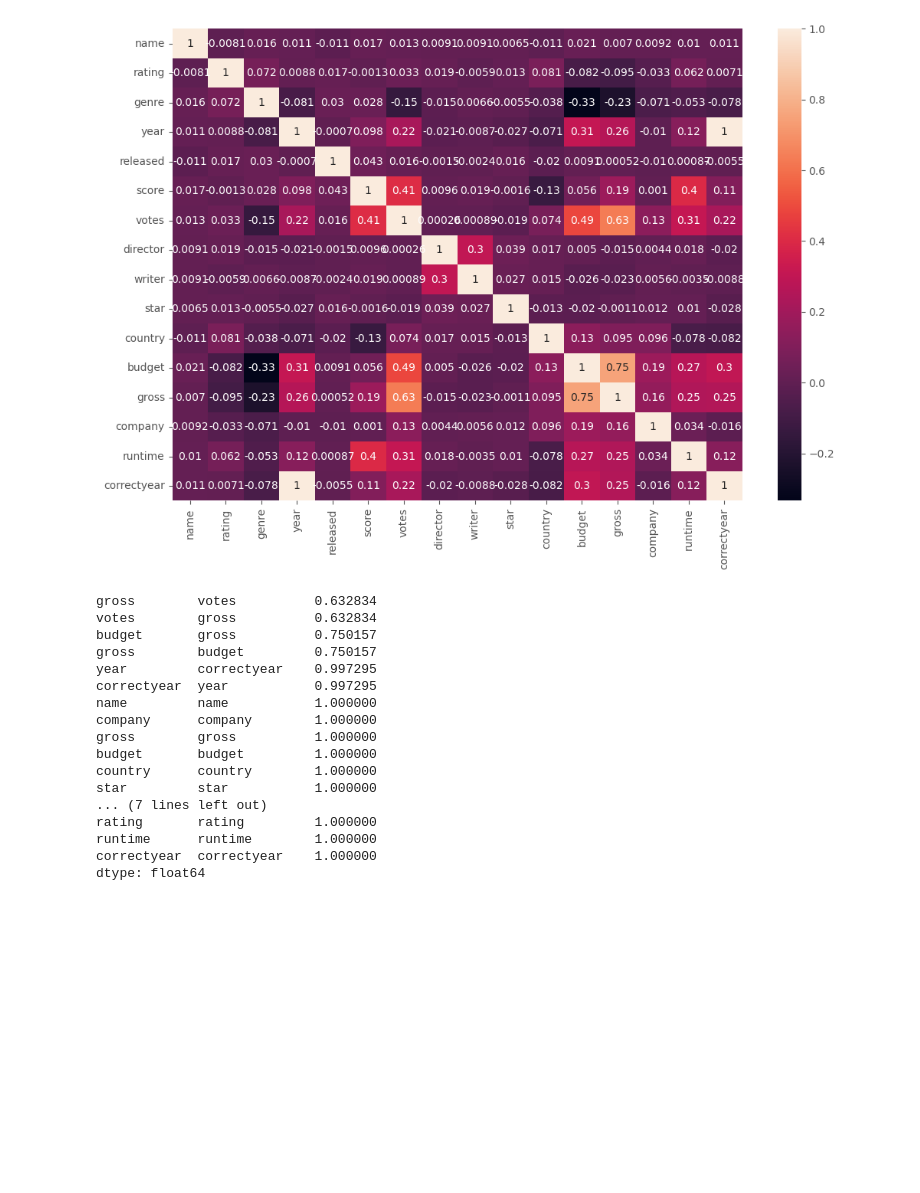
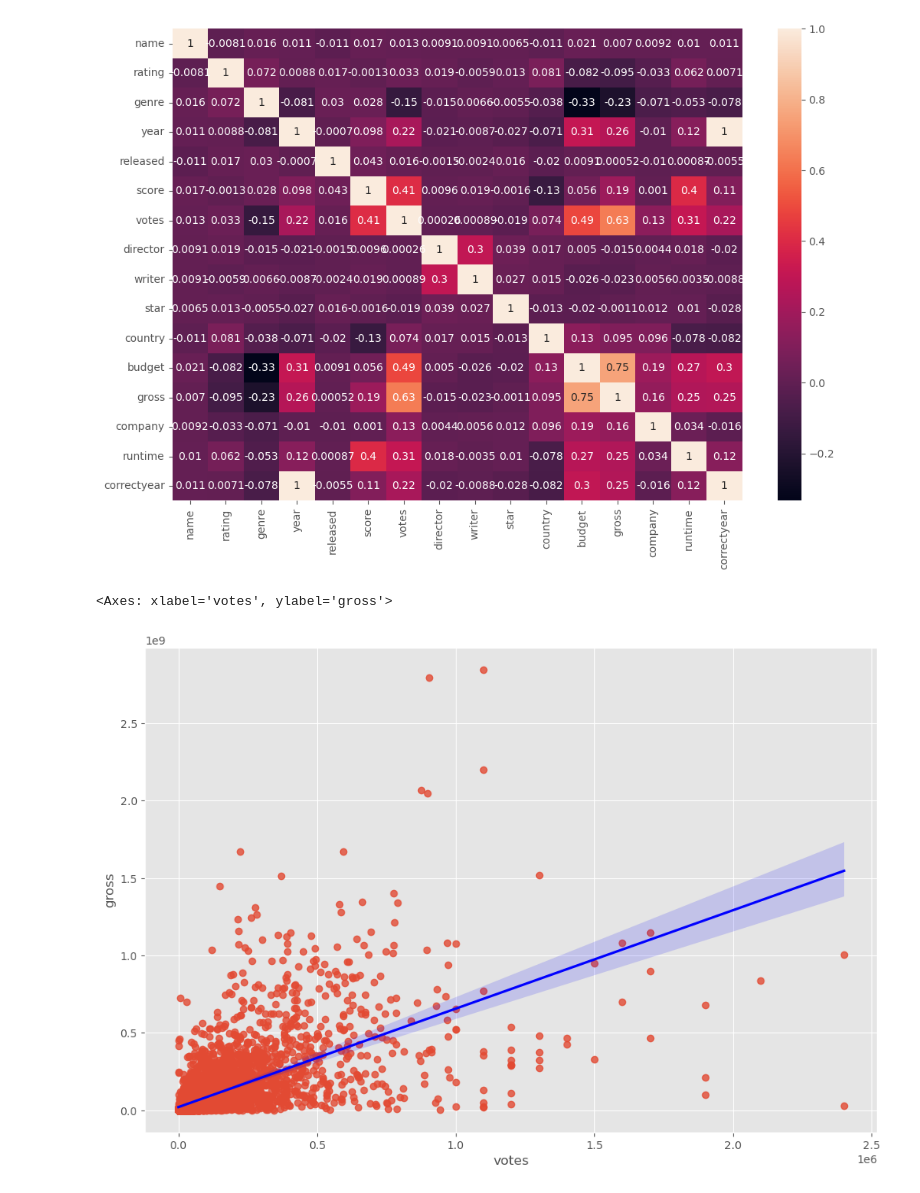
Before and after one commit to nfernandez97/DataPortfolioProject, a Jupyter notebook: Correlation project.ipynb, the cells around one changed output. Saved outputs shown, nothing was run; the diff lists cells and outputs as text; code cells hidden in the pictures; blank space fills up the shorter version.

```diff
--- a/Correlation project.ipynb
+++ b/Correlation project.ipynb
@@ -155,28 +175,7 @@ sns.heatmap(df_numerized.corr(), annot=True)
 <Axes: >
 [figure]
 # %%
-# High correlations
-
-corr_pairs = df_numerized.corr().unstack()
-sorted_pairs = corr_pairs.sort_values()
-high_corr = sorted_pairs[(sorted_pairs)>0.5]
-
-high_corr
+sns.regplot(x='votes', y='gross', data=df, line_kws={'color':'blue'})
 # %% [output]
-gross        votes          0.632834
-votes        gross          0.632834
-budget       gross          0.750157
-gross        budget         0.750157
-year         correctyear    0.997295
-correctyear  year           0.997295
-name         name           1.000000
-company      company        1.000000
-gross        gross          1.000000
-budget       budget         1.000000
-country      country        1.000000
-star         star           1.000000
-... (7 lines left out)
-rating       rating         1.000000
-runtime      runtime        1.000000
-correctyear  correctyear    1.000000
-dtype: float64
+<Axes: xlabel='votes', ylabel='gross'>
+[figure, added]
```
Also changed, not shown: parts of 2 cells of this notebook.
